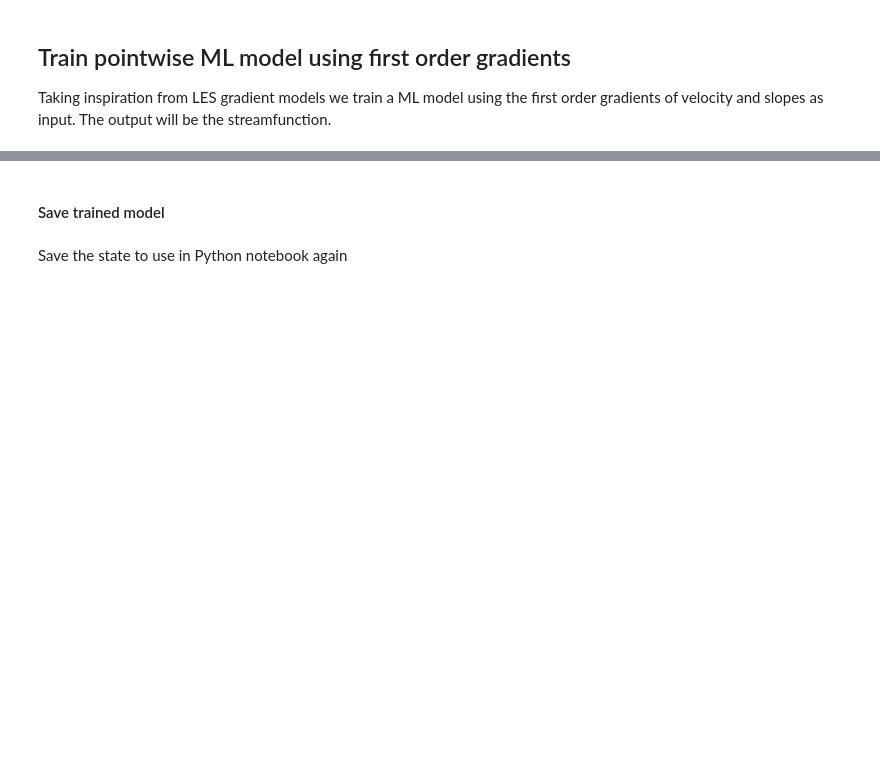
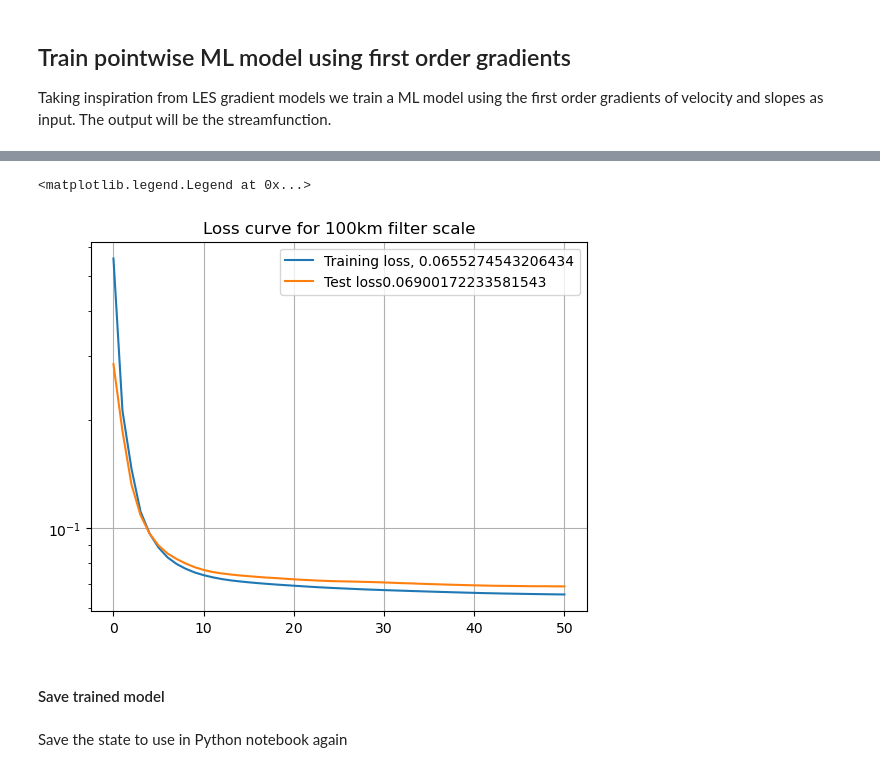
Before and after one commit to dhruvbalwada/mesoscale_buoyancy_param_ML, a Jupyter notebook: train_models/train_point_model_first_grad.ipynb, the cells around one changed output, grey strips where cells are left out. Drawn from its saved outputs; the diff is of its cells as text; code cells hidden in the pictures; blank space fills up the shorter version.

```diff
--- a/train_models/train_point_model_first_grad.ipynb
+++ b/train_models/train_point_model_first_grad.ipynb
@@ -234,0 +54,6 @@ plt.savefig('figures/'+Lsel+'km'+'/loss_curve.png')
+# %%
+ML_data = datasets.MITgcm_transformer(fname, Lint,
+                                      input_channels=['U_x', 'U_y',
+                                                      'V_x', 'V_y',
+                                                      'Sx', 'Sy'])
+ML_data.convert_subsampled_normed();
@@ -234,0 +71,2 @@ plt.savefig('figures/'+Lsel+'km'+'/loss_curve.png')
+# %%
+ANN_model = ML_classes.ANN(num_in = len(ML_data.input_channels))
@@ -235,3 +83,16 @@ plt.savefig('figures/'+Lsel+'km'+'/loss_curve.png')
+# %%
+plt.plot(regress_sys.train_loss, label='Training loss, '+str(regress_sys.train_loss[-1]))
+plt.plot(regress_sys.test_loss, label='Test loss'+str(regress_sys.test_loss[-1]))
+
+plt.title('Loss curve for '+ L+ 'km filter scale')
+plt.grid()
+plt.yscale('log')
+plt.legend()
+
+#plt.savefig('figures/'+Lsel+'km'+'/loss_curve.png')
+# %% [output]
+<matplotlib.legend.Legend at 0x...>
+[figure, added]
 # %% [markdown]
 #### Save trained model
 # %% [markdown]
```
Also changed, not shown: parts of 59 cells of this notebook, 4 other files.
